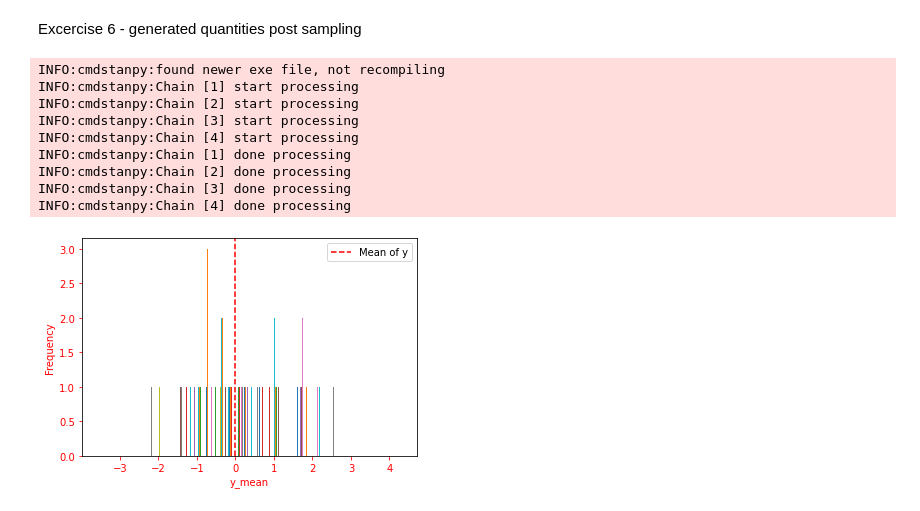
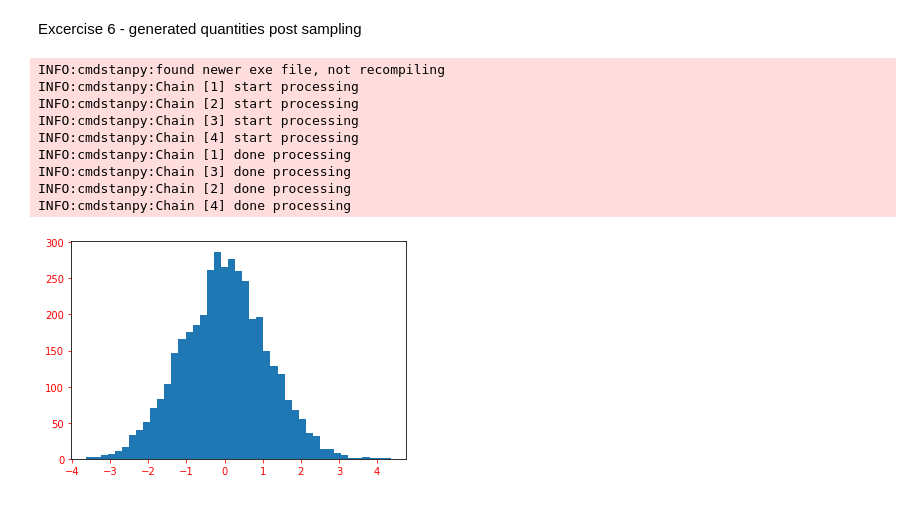
Before and after one commit to Mayher2000/DataAnalyticsJM, a Jupyter notebook: Lab2_JM.ipynb, the cells around one changed output. Saved outputs shown, nothing was run; the diff lists cells and outputs as text; code cells hidden in the pictures.

```diff
--- a/Lab2_JM.ipynb
+++ b/Lab2_JM.ipynb
@@ -303,28 +309,20 @@ Excercise 6 - generated quantities post sampling
 # %%
 model_gq = CmdStanModel(stan_file='home/code_10.stan')
 # fill in with chosen result from previous excercise
 mean_of_y = model_gq.generate_quantities(data=data,
                                         mcmc_sample = result_1)
 # Analiza średniej wartości y
-inference_data6 = az.from_cmdstanpy(mean_of_y)
-y_mean = inference_data6.posterior['y_mean']
-
-# Histogram zmiennej y_mean
-plt.hist(y_mean, bins=20)
-plt.axvline(x=inference_data6.posterior.mean()['y_mean'], color='r', linestyle='--', label='Mean of y')
-plt.xlabel('y_mean', color='r')
-plt.ylabel('Frequency', color='r')
+df6 = mean_of_y.draws_pd()
+plt.hist(df6['mean_y'], bins='auto')
 plt.tick_params(axis='both', colors='red')
-plt.legend()
-plt.show()
 # %% [output]
 INFO:cmdstanpy:found newer exe file, not recompiling
 INFO:cmdstanpy:Chain [1] start processing
 INFO:cmdstanpy:Chain [2] start processing
 INFO:cmdstanpy:Chain [3] start processing
 INFO:cmdstanpy:Chain [4] start processing
 INFO:cmdstanpy:Chain [1] done processing
+INFO:cmdstanpy:Chain [3] done processing
 INFO:cmdstanpy:Chain [2] done processing
-INFO:cmdstanpy:Chain [3] done processing
 INFO:cmdstanpy:Chain [4] done processing
-[figure, old version]
+[figure, new version]
```
Also changed, not shown: parts of 1 cell of this notebook.
